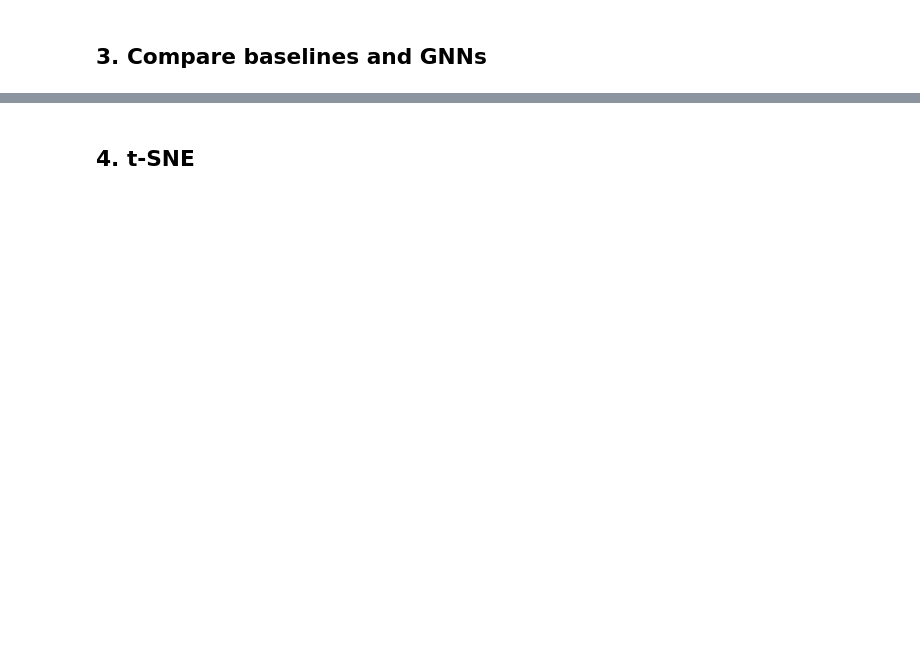
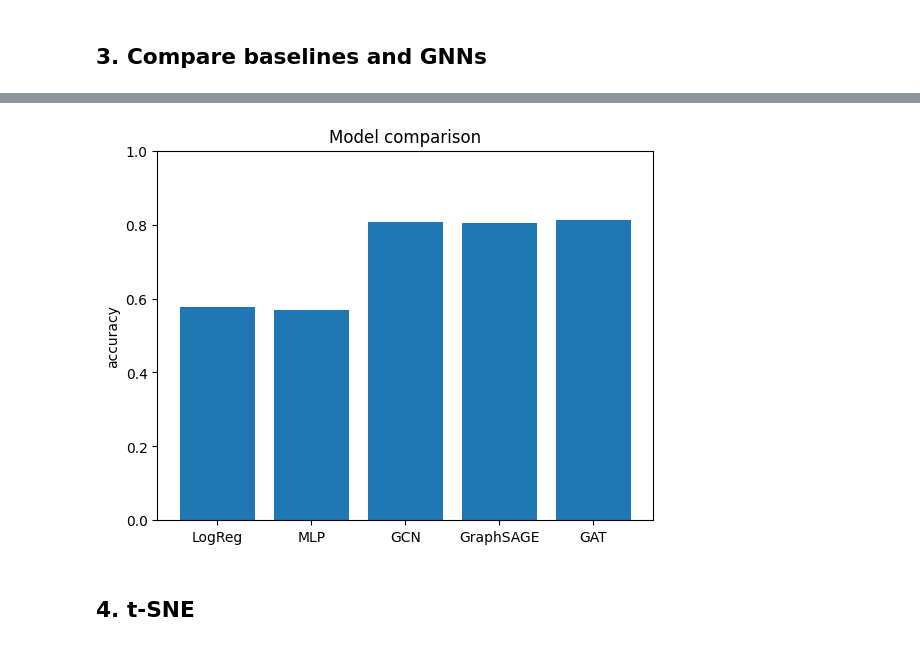
Before and after one commit to Justel1s/bigdata_project, a Jupyter notebook: notebooks/exploration.ipynb, the cells around one changed output, grey strips where cells are left out. Drawn from its saved outputs; the diff is of its cells as text; code cells hidden in the pictures; blank space fills up the shorter version.

```diff
--- a/notebooks/exploration.ipynb
+++ b/notebooks/exploration.ipynb
@@ -52,7 +82,9 @@ for name, acc in results.items():
 # %%
 plt.bar(list(results.keys()), list(results.values()))
-plt.ylabel('test accuracy'); plt.title('Model comparison on Cora'); plt.ylim(0, 1)
+plt.ylabel('accuracy'); plt.title('Model comparison'); plt.ylim(0, 1)
 plt.show()
+# %% [output]
+[figure, added]
 # %% [markdown]
 ## 4. t-SNE
 # %%
```
Also changed, not shown: parts of 5 cells of this notebook.
